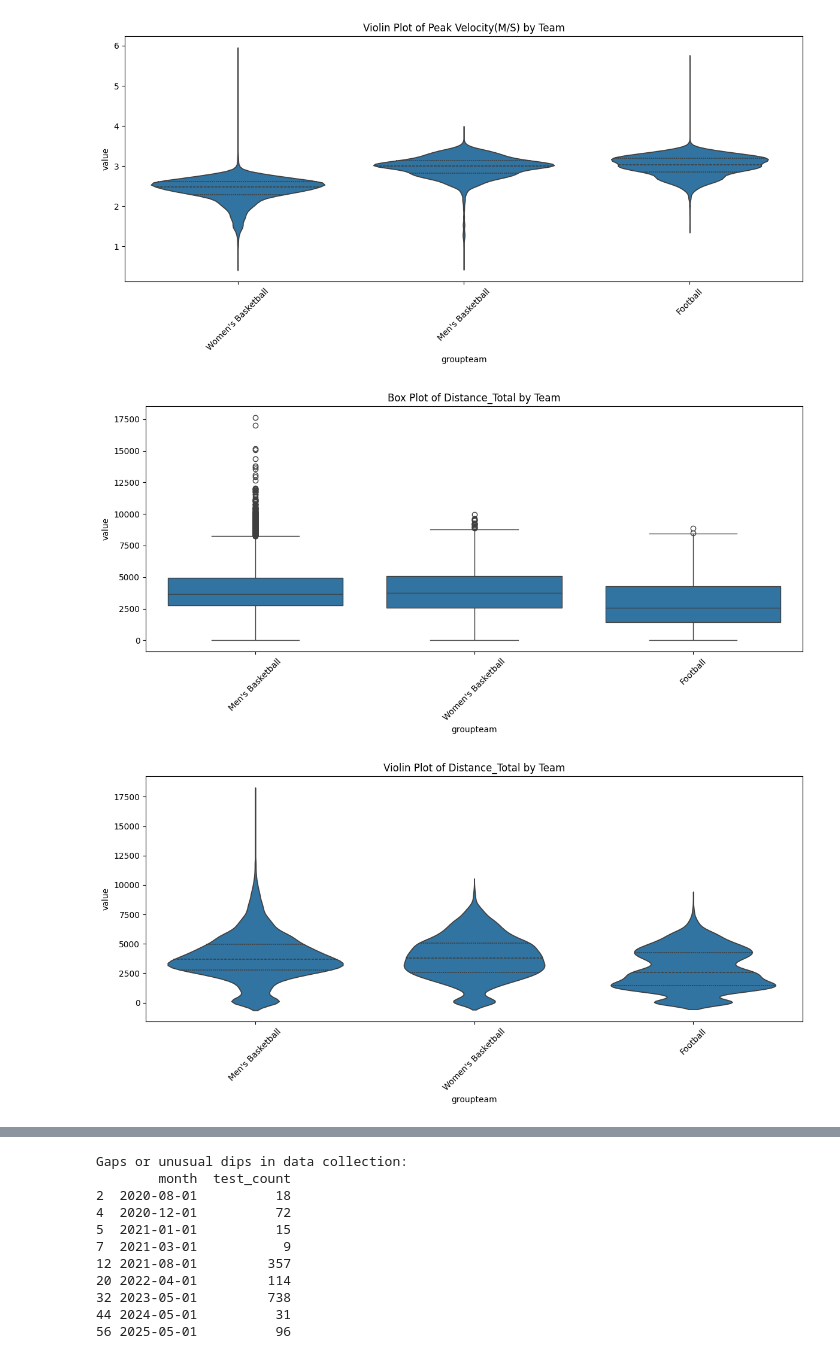
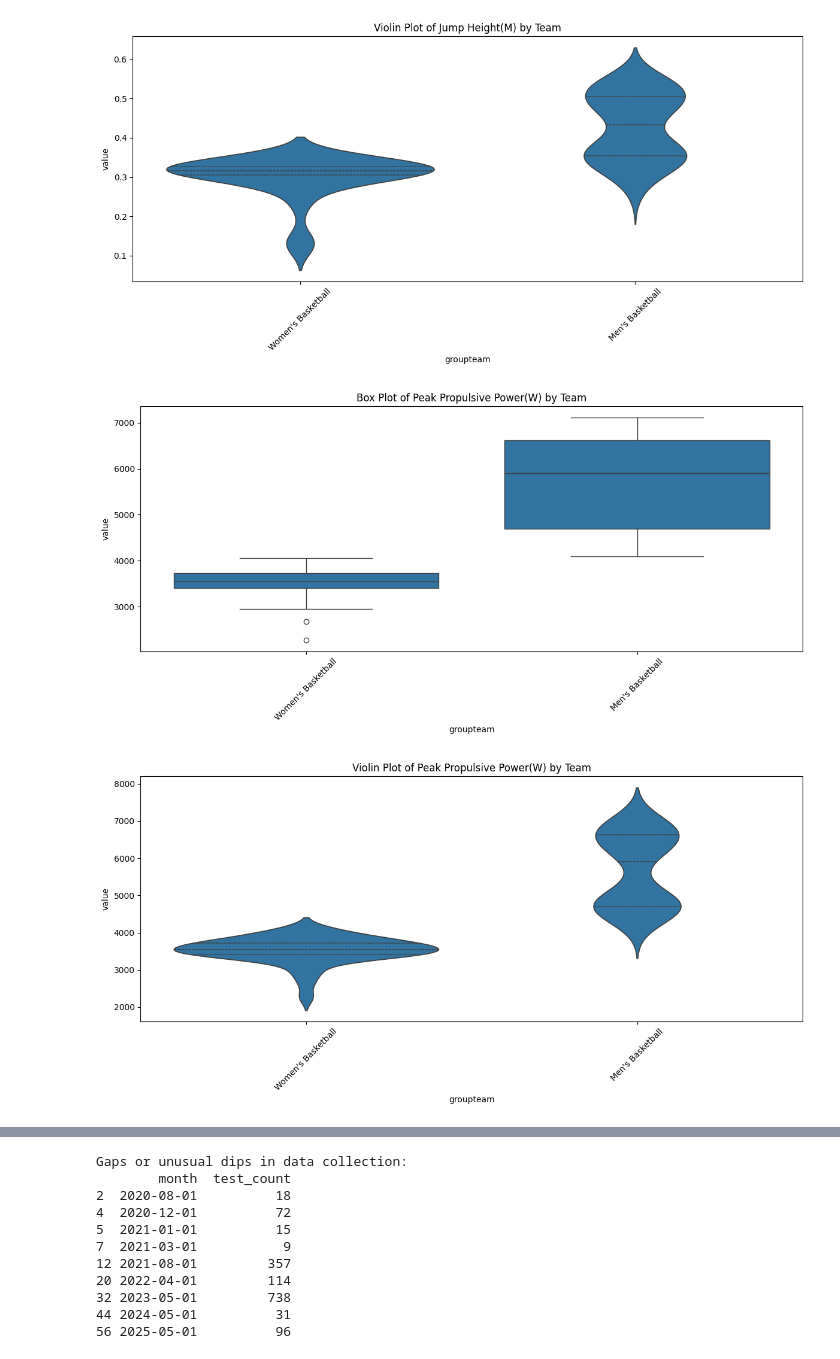
Before and after one commit to briggsprashar/sports_metric_analysis, a Jupyter notebook: part3_viz_comparison.ipynb, the cells around one changed output, grey strips where cells are left out. Saved outputs shown, nothing was run; the diff lists cells and outputs as text; code cells hidden in the pictures.

```diff
--- a/part3_viz_comparison.ipynb
+++ b/part3_viz_comparison.ipynb
@@ -29,7 +29,7 @@ from scipy.stats import f_oneway
 #3.2A Create box plots or violin plots comparing your selected metric(s) between teams
 
 # Load and clean the dataset
-df = pd.read_csv('raw/sixmetrics_data.csv')
+df = pd.read_csv('raw/selected_players_data.csv')
 df['timestamp'] = pd.to_datetime(df['timestamp'], errors='coerce')
 df = df.dropna(subset=['value', 'groupteam', 'metric'])
 
@@ -64,3 +64,3 @@ for metric in all_metrics:
-[figure, old version]
+[figure, new version]
-[figure, old version]
+[figure, new version]
-[figure, old version]
+[figure, new version]
```
Also changed, not shown: parts of 6 cells of this notebook, 4 other files.
